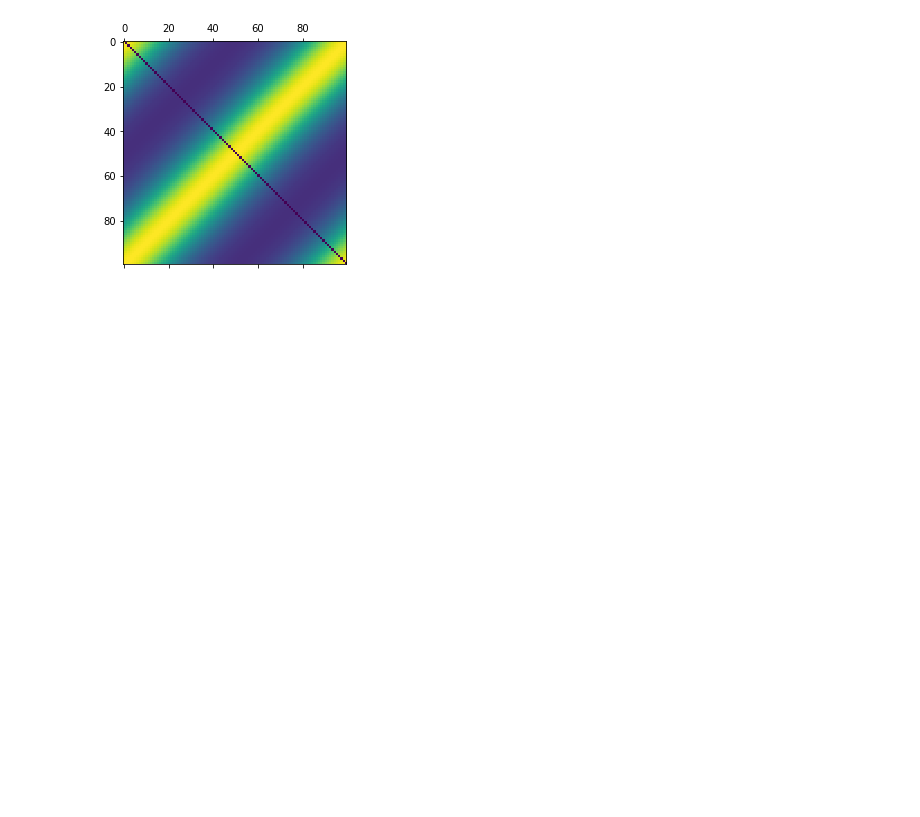
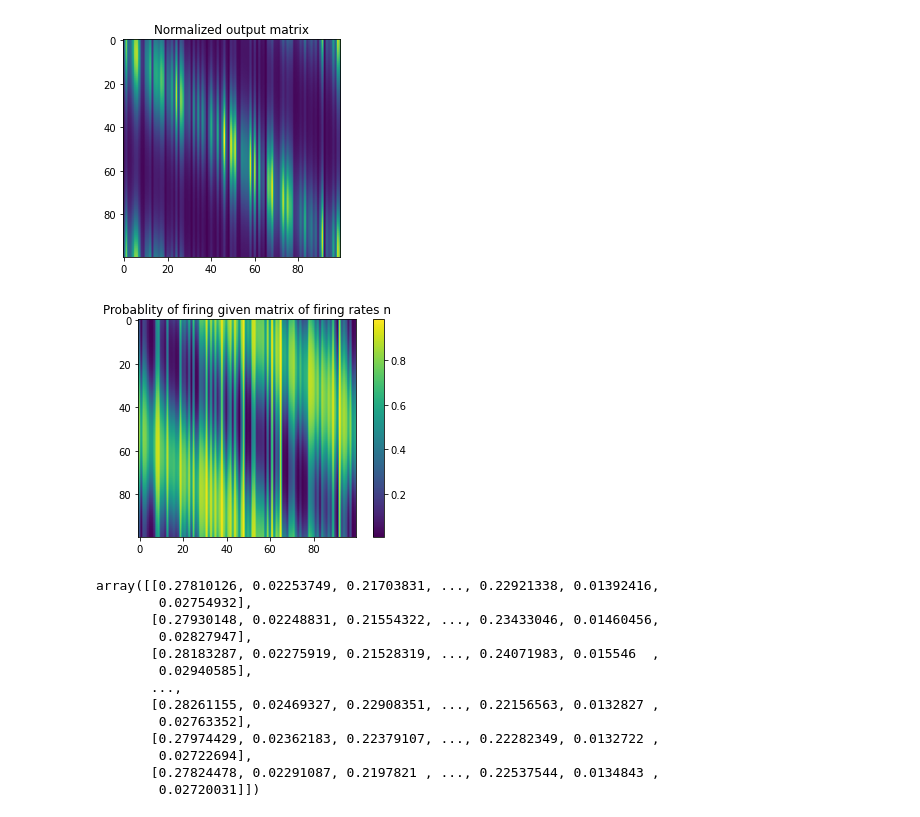
Before and after one commit to aaron23pueschel/Memory-Generalization-Model, a Jupyter notebook: Test_model.ipynb, the cells around one changed output. Drawn from its saved outputs; the diff is of its cells as text; code cells hidden in the pictures; blank space fills up the shorter version.

Commit message:
Added plots to .ipynb file

```diff
--- a/Test_model.ipynb
+++ b/Test_model.ipynb
@@ -5,5 +6,29 @@ import matplotlib.pyplot as plt
-# %%
-plt.matshow(model.Sensory_Layer().get_weights_matrix())
-plt.show()
-# %% [output]
-[figure, removed]
+# %%
+input = 3*np.random.rand(100)
+predicted_firing_rates_n = np.zeros((100,100))
+Test_layer = model.Sensory_Layer(number_of_neurons=len(input))
+output_random = Test_layer.generate_output(input,plot=True,set_normalized_matrix=True)
+
+## What is the probabilities of a neuron firing at rates n during time T?
+## for a 0 matrix, we should expect the neurons whose prefered orientation is presented
+## to fire at more than once, so the probability will be close to 0
+
+## Conversely, the firing rate of a neuron whose least favorite orientation is presented
+## will likely fire close to 0
+Test_layer.return_spiking_distribution(predicted_firing_rates_n,T=100,plot=True)
+# %% [output]
+[figure, added]
+[figure, added]
+array([[0.27810126, 0.02253749, 0.21703831, ..., 0.22921338, 0.01392416,
+        0.02754932],
+       [0.27930148, 0.02248831, 0.21554322, ..., 0.23433046, 0.01460456,
+        0.02827947],
+       [0.28183287, 0.02275919, 0.21528319, ..., 0.24071983, 0.015546  ,
+        0.02940585],
+       ...,
+       [0.28261155, 0.02469327, 0.22908351, ..., 0.22156563, 0.0132827 ,
+        0.02763352],
+       [0.27974429, 0.02362183, 0.22379107, ..., 0.22282349, 0.0132722 ,
+        0.02722694],
+       [0.27824478, 0.02291087, 0.2197821 , ..., 0.22537544, 0.0134843 ,
+        0.02720031]])
```
Also changed, not shown: parts of 1 cell of this notebook.
